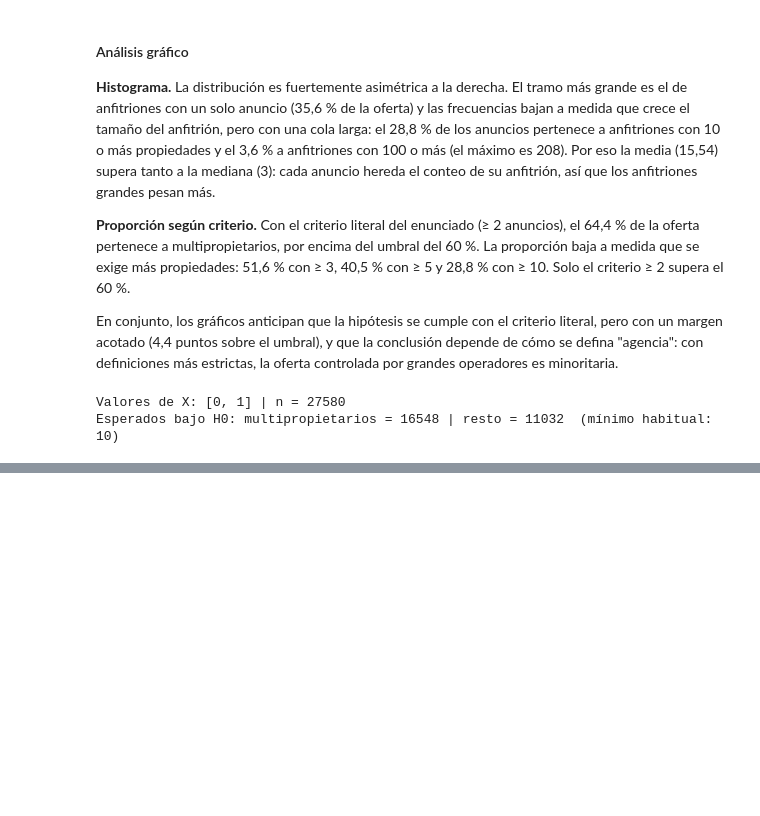
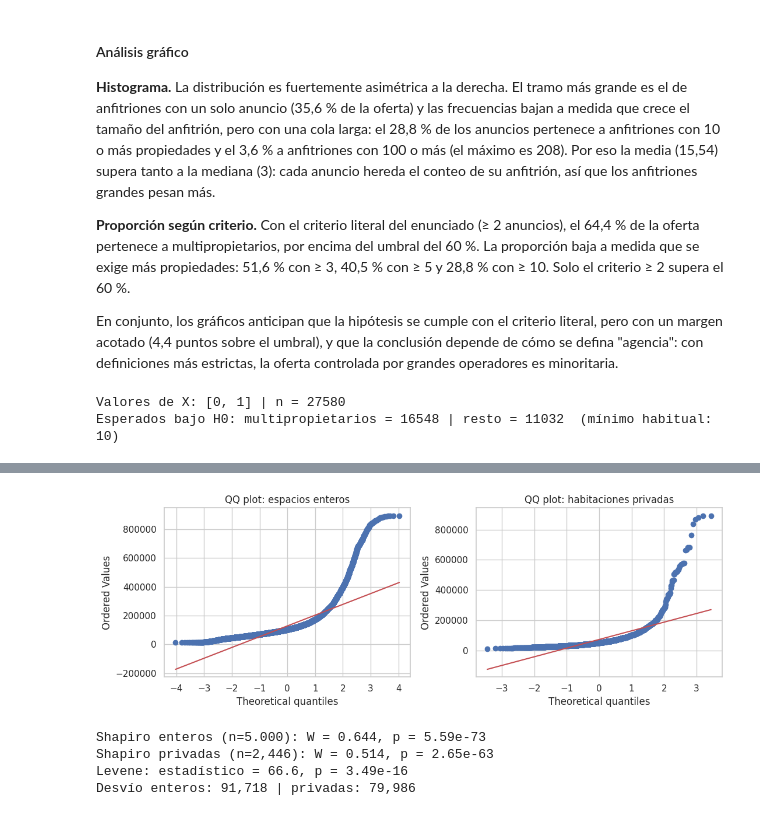
Before and after one commit to Jeronit1/AnalisisDeDatos, a Jupyter notebook: entrega.ipynb, the cells around one changed output, grey strips where cells are left out. Drawn from its saved outputs; the diff is of its cells as text; code cells hidden in the pictures; blank space fills up the shorter version.

```diff
--- a/entrega.ipynb
+++ b/entrega.ipynb
@@ -1218,0 +1259,32 @@ La conclusión cambia con la definición de multipropiedad: solo el criterio lit
+# %%
+from scipy import stats
+
+precios_entero = data_precios.loc[data_precios["room_type"] == "Entire home/apt", "price"]
+precios_privada = data_precios.loc[data_precios["room_type"] == "Private room", "price"]
+
+# Normalidad: QQ plots (precio sin transformar)
+fig, axes = plt.subplots(1, 2, figsize=(11, 4))
+stats.probplot(precios_entero, dist="norm", plot=axes[0])
+axes[0].set_title("QQ plot: espacios enteros")
+stats.probplot(precios_privada, dist="norm", plot=axes[1])
+axes[1].set_title("QQ plot: habitaciones privadas")
+plt.tight_layout()
+plt.show()
+
+# Shapiro-Wilk (submuestra de 5.000 en enteros; las privadas entran completas)
+sh_e = stats.shapiro(precios_entero.sample(5000, random_state=42))
+sh_p = stats.shapiro(precios_privada)
+
+# Homocedasticidad: Levene centrado en la mediana (robusto a asimetría y valores extremos)
+lev = stats.levene(precios_entero, precios_privada, center="median")
+
+print(f"Shapiro enteros (n=5.000): W = {sh_e.statistic:.3f}, p = {sh_e.pvalue:.2e}")
+print(f"Shapiro privadas (n={len(precios_privada):,}): W = {sh_p.statistic:.3f}, p = {sh_p.pvalue:.2e}")
+print(f"Levene: estadístico = {lev.statistic:.1f}, p = {lev.pvalue:.2e}")
+print(f"Desvío enteros: {precios_entero.std():,.0f} | privadas: {precios_privada.std():,.0f}")
+# %% [output]
+[figure, added]
+Shapiro enteros (n=5.000): W = 0.644, p = 5.59e-73
+Shapiro privadas (n=2,446): W = 0.514, p = 2.65e-63
+Levene: estadístico = 66.6, p = 3.49e-16
+Desvío enteros: 91,718 | privadas: 79,986
```
Also changed, not shown: parts of 12 cells of this notebook, 1 other file.
